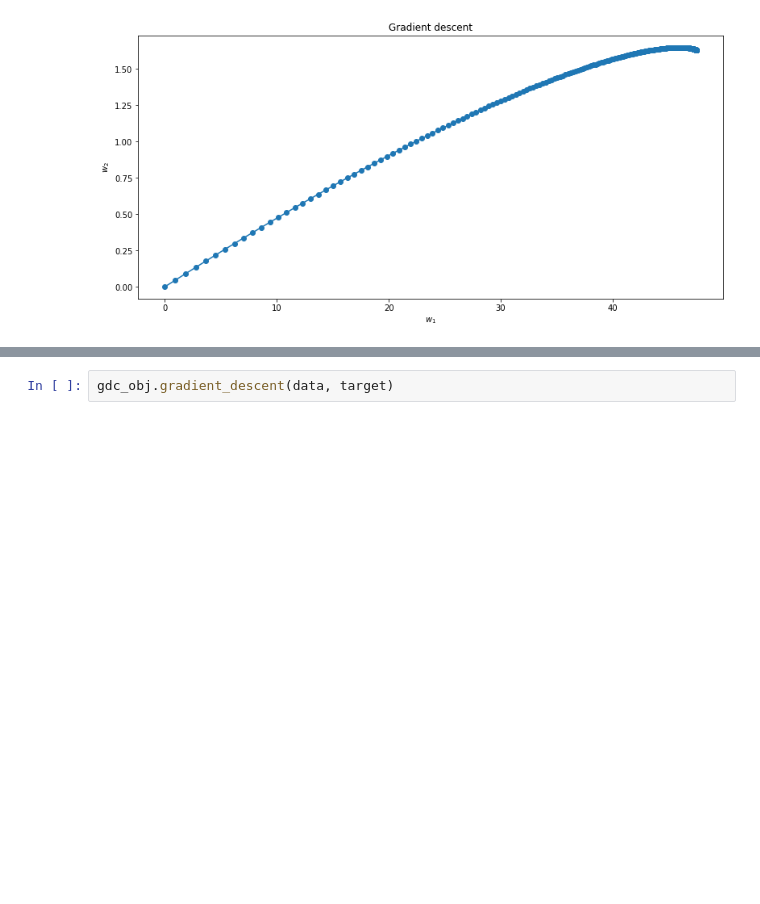
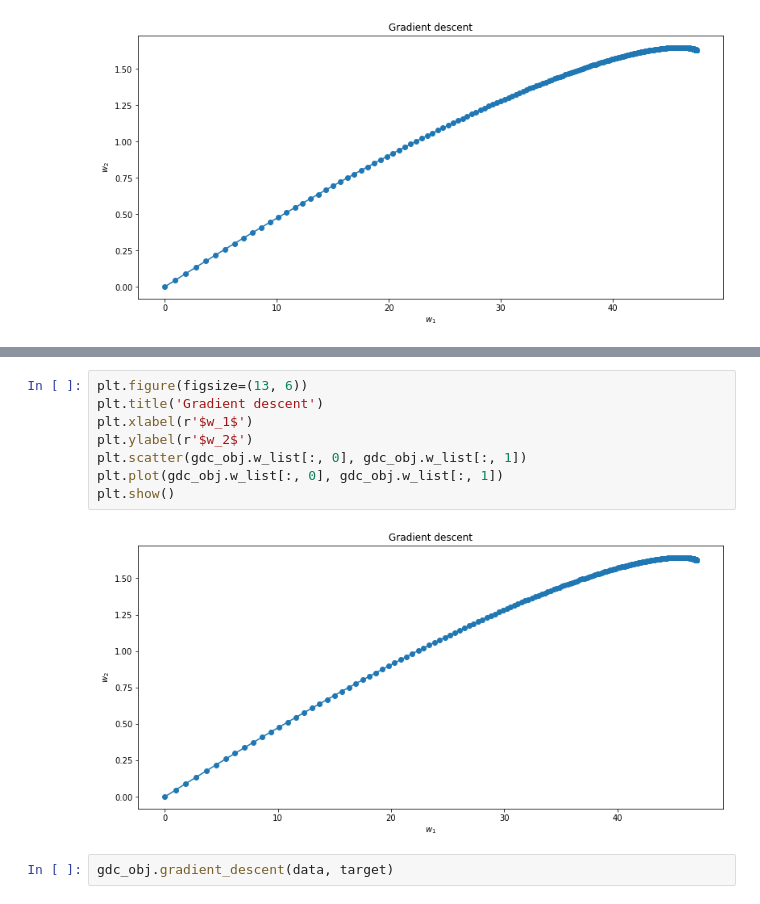
Before and after one commit to IInvasion/data_analysis_algorithms, a Jupyter notebook: hometask_2.ipynb, the cells around one changed output, grey strips where cells are left out. Saved outputs shown, nothing was run; the diff lists cells and outputs as text; blank space fills up the shorter version.

```diff
--- a/hometask_2.ipynb
+++ b/hometask_2.ipynb
@@ -225,3 +244,13 @@ NameError: name 'l1' is not defined
+# %%
+plt.figure(figsize=(13, 6))
+plt.title('Gradient descent')
+plt.xlabel(r'$w_1$')
+plt.ylabel(r'$w_2$')
+plt.scatter(gdc_obj.w_list[:, 0], gdc_obj.w_list[:, 1])
+plt.plot(gdc_obj.w_list[:, 0], gdc_obj.w_list[:, 1])
+plt.show()
+# %% [output]
+[figure, added]
 # %%
 gdc_obj.gradient_descent(data, target)
 # %% [output]
```
Also changed, not shown: parts of 1 cell of this notebook.
